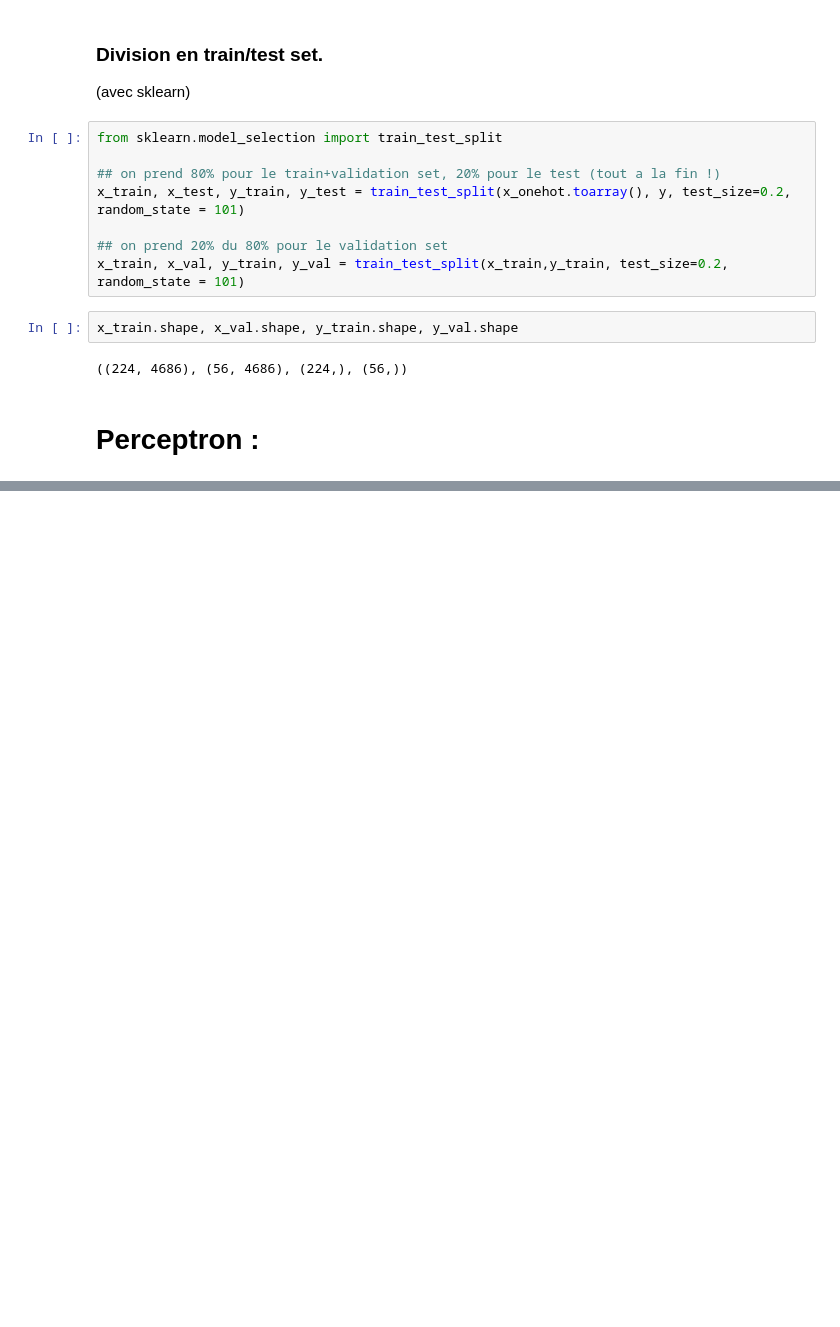
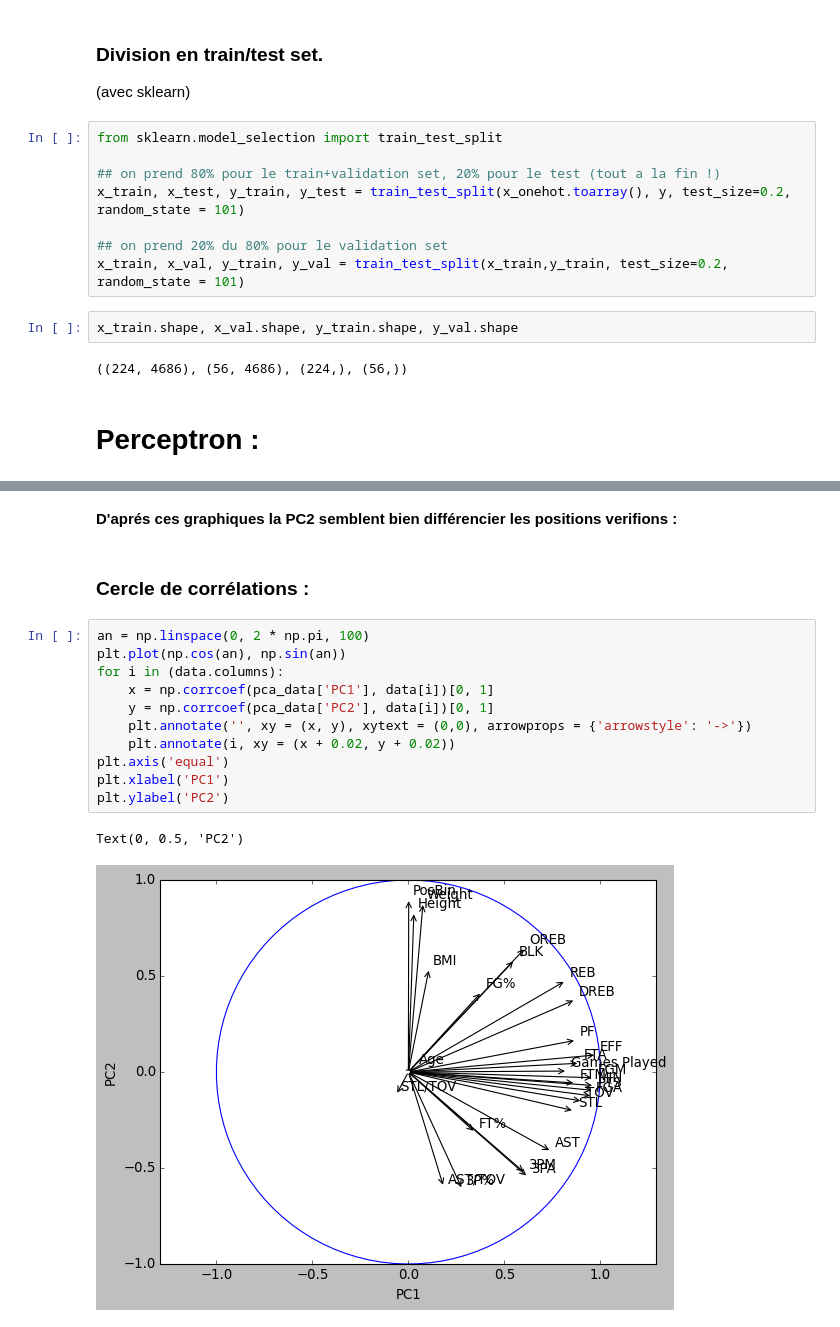
Before and after one commit to julienMP06/NBA-Prediction-1, a Jupyter notebook: Projet/Projet.ipynb, the cells around one changed output, grey strips where cells are left out. Drawn from its saved outputs; the diff is of its cells as text; blank space fills up the shorter version.

```diff
--- a/Projet/Projet.ipynb
+++ b/Projet/Projet.ipynb
@@ -559,0 +635,18 @@ plt.legend()
+# %% [markdown]
+**D'aprés ces graphiques la PC2 semblent bien différencier les positions verifions :**
+# %% [markdown]
+### Cercle de corrélations :
+# %%
+an = np.linspace(0, 2 * np.pi, 100)
+plt.plot(np.cos(an), np.sin(an))
+for i in (data.columns):
+    x = np.corrcoef(pca_data['PC1'], data[i])[0, 1]
+    y = np.corrcoef(pca_data['PC2'], data[i])[0, 1]
+    plt.annotate('', xy = (x, y), xytext = (0,0), arrowprops = {'arrowstyle': '->'})
+    plt.annotate(i, xy = (x + 0.02, y + 0.02))
+plt.axis('equal')
+plt.xlabel('PC1')
+plt.ylabel('PC2')
+# %% [output]
+Text(0, 0.5, 'PC2')
+[figure, added]
```
Also changed, not shown: parts of 22 cells of this notebook.
